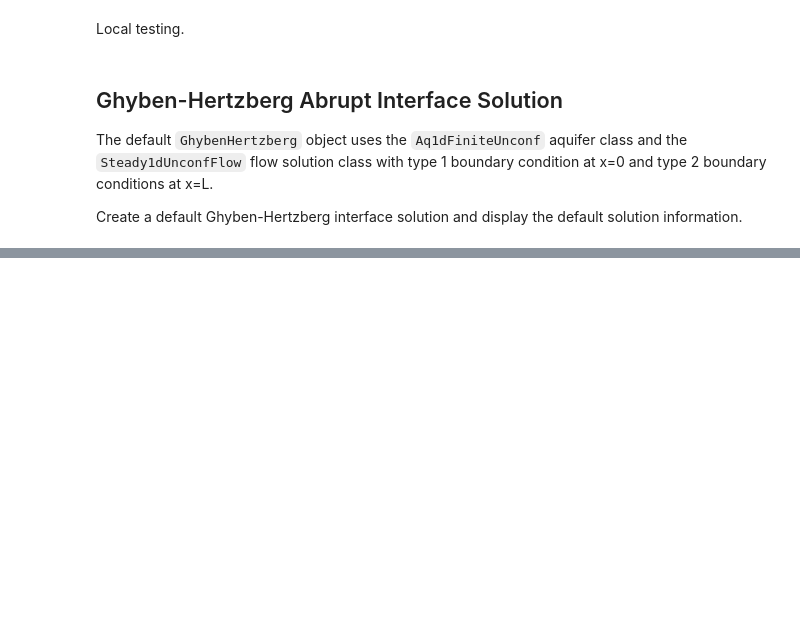
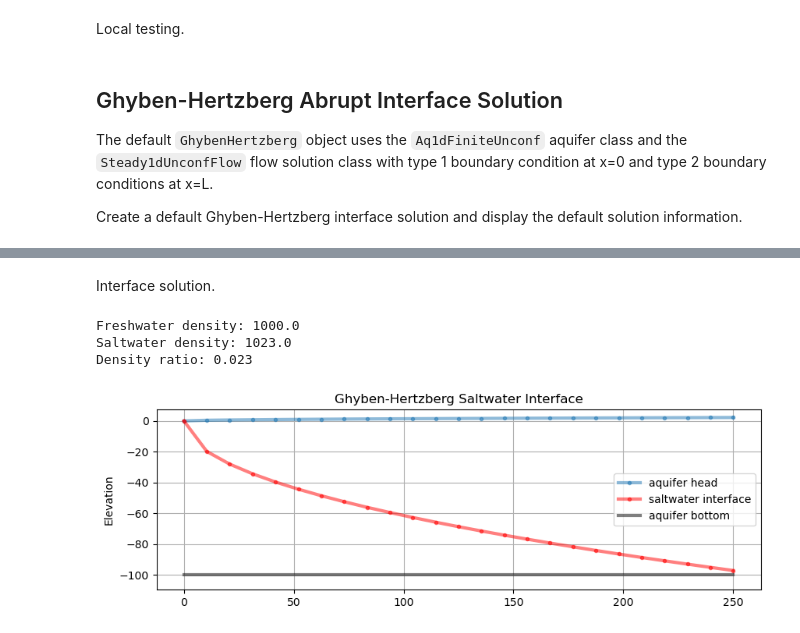
Before and after one commit to Moofbytes/pygaf_notebooks, a Jupyter notebook: pygaf_swi.ipynb, the cells around one changed output, grey strips where cells are left out. Saved outputs shown, nothing was run; the diff lists cells and outputs as text; code cells hidden in the pictures; blank space fills up the shorter version.

```diff
--- a/pygaf_swi.ipynb
+++ b/pygaf_swi.ipynb
@@ -68,0 +70,9 @@ h1 = swi1.fsol.h()
+# %% [markdown]
+Interface solution.
+# %%
+dum = SW1.swi()
+# %% [output]
+Freshwater density: 1000.0
+Saltwater density: 1023.0
+Density ratio: 0.023
+[figure, added]
```
Also changed, not shown: parts of 9 cells of this notebook.
